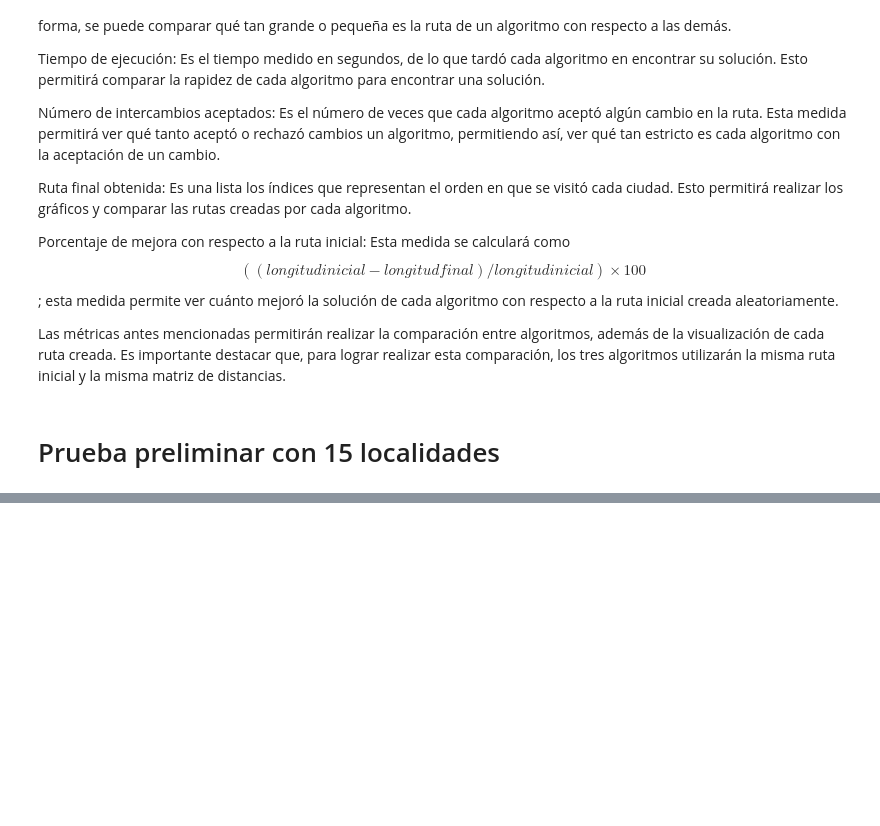
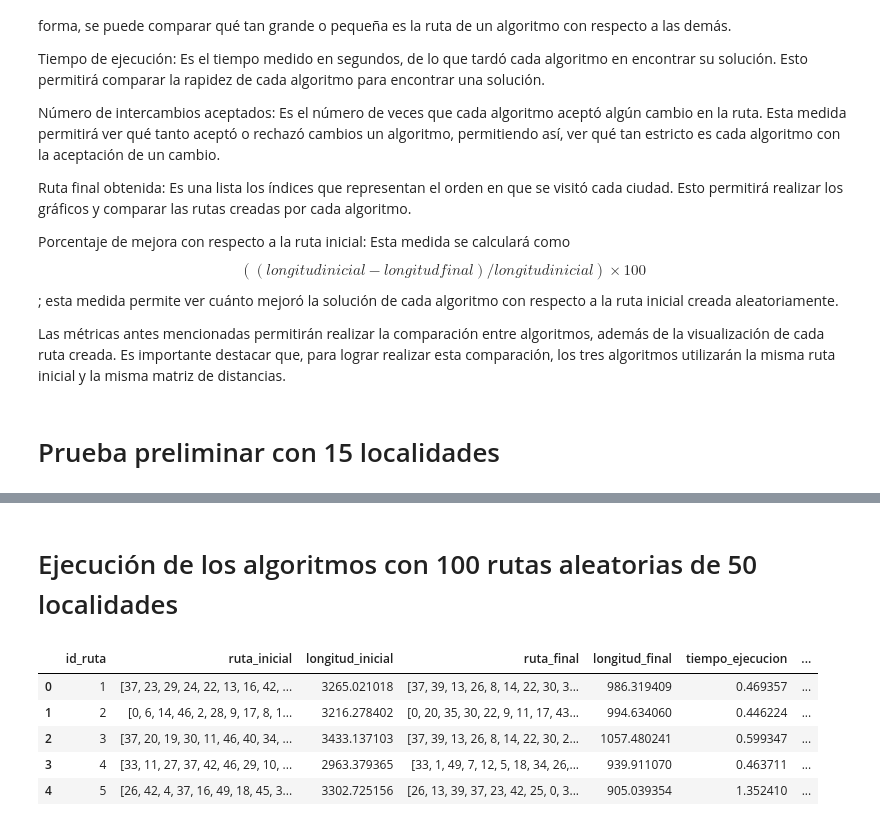
Before and after one commit to EstefaniaMora23/Tarea1_numerico, a Jupyter notebook: Proyecto/codigo/Primer_avance/codigo.ipynb, the cells around one changed output, grey strips where cells are left out. Drawn from its saved outputs; the diff is of its cells as text; code cells hidden in the pictures; blank space fills up the shorter version.

Commit message:
feat: se ejecuta el algoritmo Y-opt para las 100 rutas generadas y se guardan las medidas recopiladas

```diff
--- a/Proyecto/codigo/Primer_avance/codigo.ipynb
+++ b/Proyecto/codigo/Primer_avance/codigo.ipynb
@@ -678,0 +680,42 @@ Tiempo de ejecución: 0.002916574478149414 segundos
+# %% [markdown]
+# Ejecución de los algoritmos con 100 rutas aleatorias de 50 localidades
+# %%
+# Ejecución del algoritmo y-opt
+
+resultados_y_opt = [] # Lista vacía para guardar los resultados del algoritmo y_opt en cada iteracion
+
+
+for id_ruta, ruta_inicial in rutas_iniciales.items(): # Recorrer cada elemento del diccionario
+
+
+    inicio = time.time()
+    ruta_y_opt,iteraciones = y_opt(ruta_inicial, matriz_distancias)
+    fin = time.time()
+
+    tiempo = fin - inicio
+
+    longitud_inicial = longitud_ruta(ruta_inicial,matriz_distancias)
+    longitud_final = longitud_ruta(ruta_y_opt, matriz_distancias)
+    mejora = ((longitud_inicial - longitud_final)/longitud_inicial) * 100
+
+    resultados_y_opt.append({ # Guardar un diccionario con cada resultado en cada entrada de la lista
+        "id_ruta" : id_ruta,
+        "ruta_inicial" : ruta_inicial,
+        "longitud_inicial" : longitud_inicial,
+        "ruta_final": ruta_y_opt,
+        "longitud_final" : longitud_final,
+        "tiempo_ejecucion" : tiempo,
+        "intercambios_aceptados" : iteraciones,
+        "porcentaje_mejora" : mejora
+    })
+
+
+df_y_opt = pd.DataFrame(resultados_y_opt) # Convertir la lista a Data Frame
+display(df_y_opt.head())
+# %% [output]
+|  | id_ruta | ruta_inicial | longitud_inicial | ruta_final | longitud_final | tiempo_ejecucion | ... |
+| 0 | 1 | [37, 23, 29, 24, 22, 13, 16, 42, ... | 3265.021018 | [37, 39, 13, 26, 8, 14, 22, 30, 3... | 986.319409 | 0.469357 | ... |
+| 1 | 2 | [0, 6, 14, 46, 2, 28, 9, 17, 8, 1... | 3216.278402 | [0, 20, 35, 30, 22, 9, 11, 17, 43... | 994.634060 | 0.446224 | ... |
+| 2 | 3 | [37, 20, 19, 30, 11, 46, 40, 34, ... | 3433.137103 | [37, 39, 13, 26, 8, 14, 22, 30, 2... | 1057.480241 | 0.599347 | ... |
+| 3 | 4 | [33, 11, 27, 37, 42, 46, 29, 10, ... | 2963.379365 | [33, 1, 49, 7, 12, 5, 18, 34, 26,... | 939.911070 | 0.463711 | ... |
+| 4 | 5 | [26, 42, 4, 37, 16, 49, 18, 45, 3... | 3302.725156 | [26, 13, 39, 37, 23, 42, 25, 0, 3... | 905.039354 | 1.352410 | ... |
```
Also changed, not shown: parts of 7 cells of this notebook, 2 other files.
